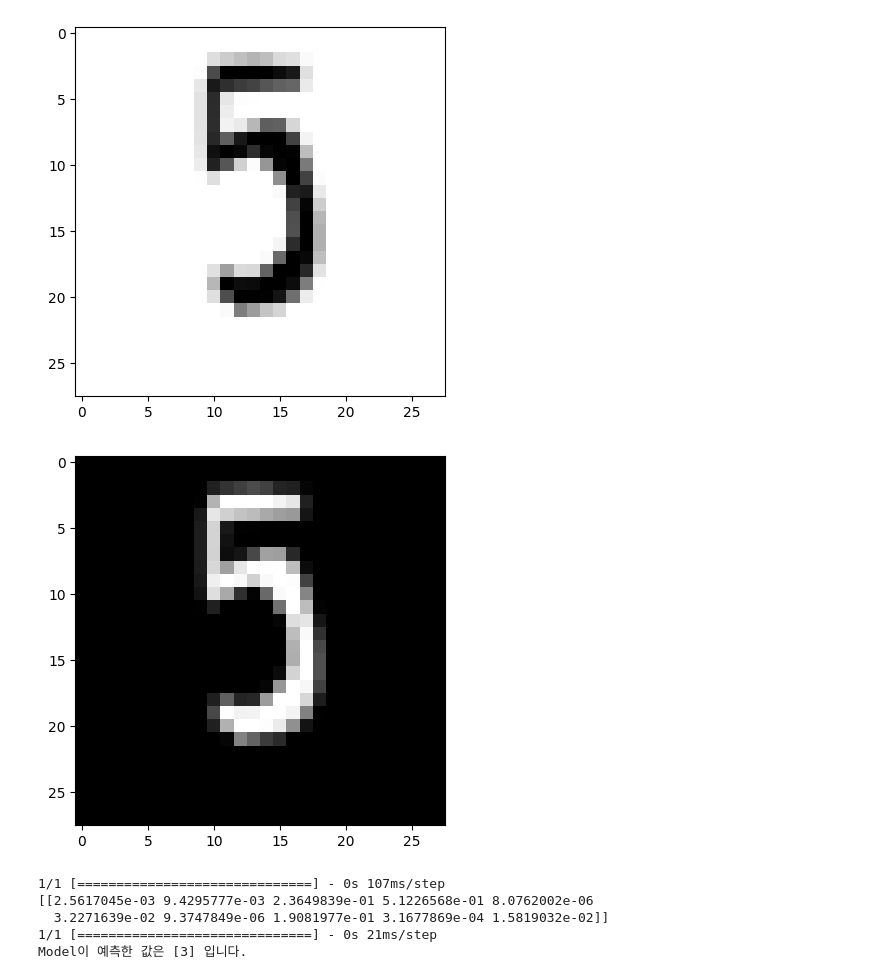
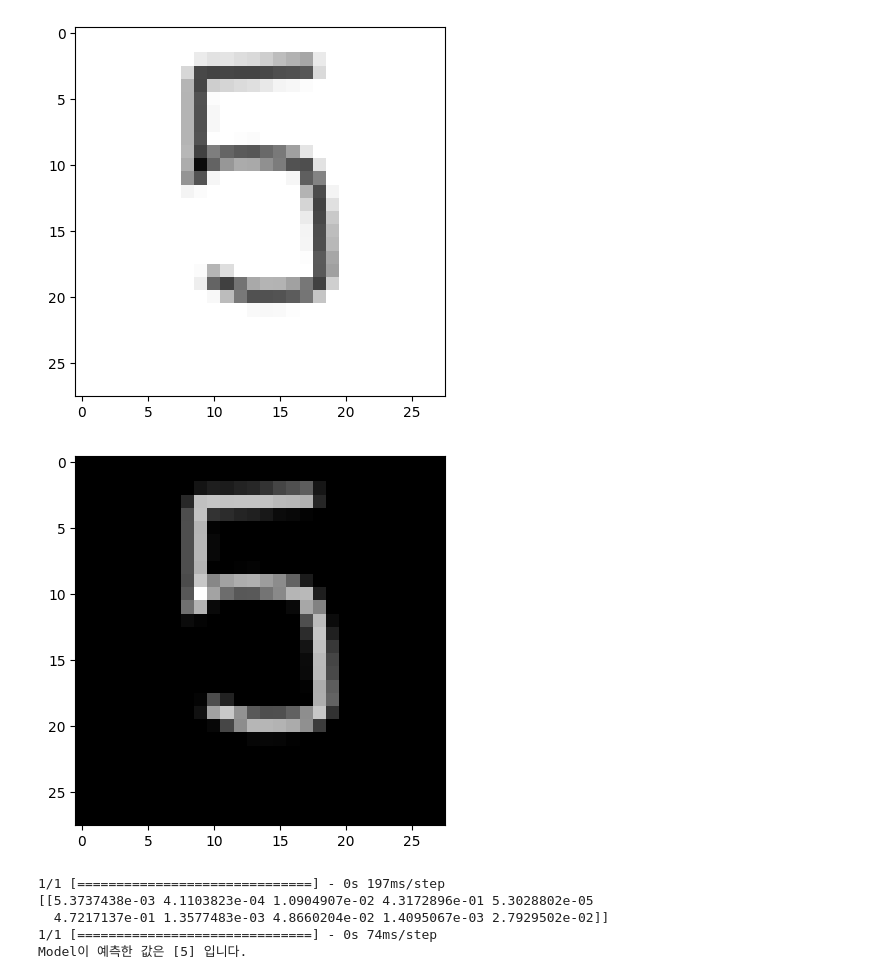
Before and after one commit to hansung1908/machine-learning, a Jupyter notebook: convolutional_nueral_network.ipynb, the cells around one changed output. Drawn from its saved outputs; the diff is of its cells as text; code cells hidden in the pictures.

```diff
--- a/convolutional_nueral_network.ipynb
+++ b/convolutional_nueral_network.ipynb
@@ -28,6 +28,7 @@ model.add(layers.Conv2D(64, (3, 3), activation = 'relu',  padding = 'same')) #
 model.add(layers.MaxPooling2D((2, 2)))
 model.add(layers.Flatten()) # 1차원 데이터로 변환
 model.add(layers.Dense(64, activation = 'relu'))
+model.add(layers.Dropout(0.5, name = 'hidden_layer')) # 과적합을 방지하기 위한 dropout 레이어
 model.add(layers.Dense(10, activation = 'softmax')) # 다중 분류이므로 softmax
 
 # 모델 시각화
@@ -66,38 +67,38 @@ Epoch 5/5
 from PIL import Image
 import numpy as np
 
 # 숫자 샘플 이미지 가져와 크기 변환
-image = Image.open('image.png')
+image = Image.open('image2.png')
 image = image.resize((28,28))
 plt.imshow(image)
 plt.show()
 
 # 1차원 배열 데이터로 변환
 image = np.asarray(image)
 
 # 칼라 이미지일 경우, 평균값을 기준으로 그레이 계열로 변경해줌
 try:
   image = np.mean(image, axis = 2)
 except:
   pass
 
 # 흑백 반전을 위해 -255
 image = np.abs(255 - image)
 # 0~1 사이의 픽셀값으로 변환
 image = image.astype(np.float32) / 255
 plt.imshow(image, cmap = 'gray')
 plt.show()
 
 # 입력 데이터 포멧으로 변환
 image = np.reshape(image, (1,28,28,1))
 # 훈련된 모델을 통해 예측값 반환
 print(model.predict(image))
 print("Model이 예측한 값은 {} 입니다.".format(np.argmax(model.predict(image), -1))) # argmax : 예측값이 제일 높은 값
 # %% [output]
-[figure, old version]
+[figure, new version]
-[figure, old version]
+[figure, new version]
-1/1 [==============================] - 0s 107ms/step
-[[2.5617045e-03 9.4295777e-03 2.3649839e-01 5.1226568e-01 8.0762002e-06
-  3.2271639e-02 9.3747849e-06 1.9081977e-01 3.1677869e-04 1.5819032e-02]]
-1/1 [==============================] - 0s 21ms/step
-Model이 예측한 값은 [3] 입니다.
+1/1 [==============================] - 0s 197ms/step
+[[5.3737438e-03 4.1103823e-04 1.0904907e-02 4.3172896e-01 5.3028802e-05
+  4.7217137e-01 1.3577483e-03 4.8660204e-02 1.4095067e-03 2.7929502e-02]]
+1/1 [==============================] - 0s 74ms/step
+Model이 예측한 값은 [5] 입니다.
```
Also changed, not shown: parts of 1 cell of this notebook, 1 other file.
